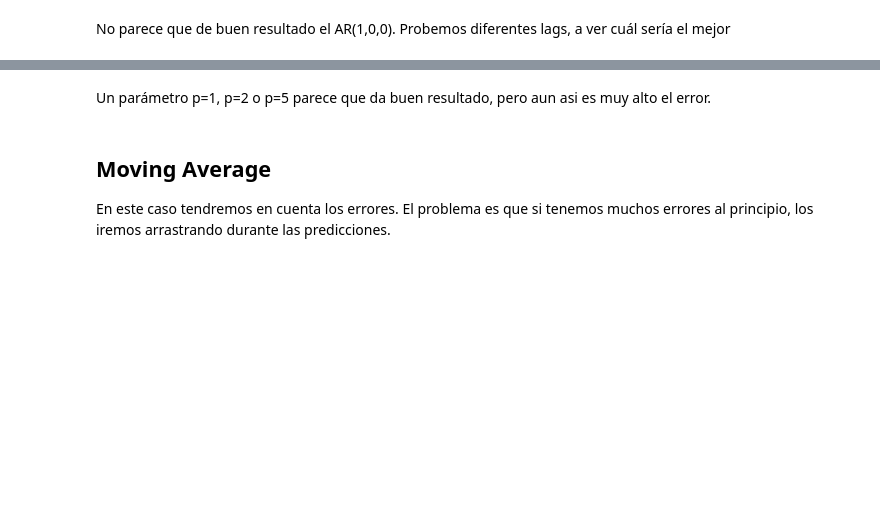
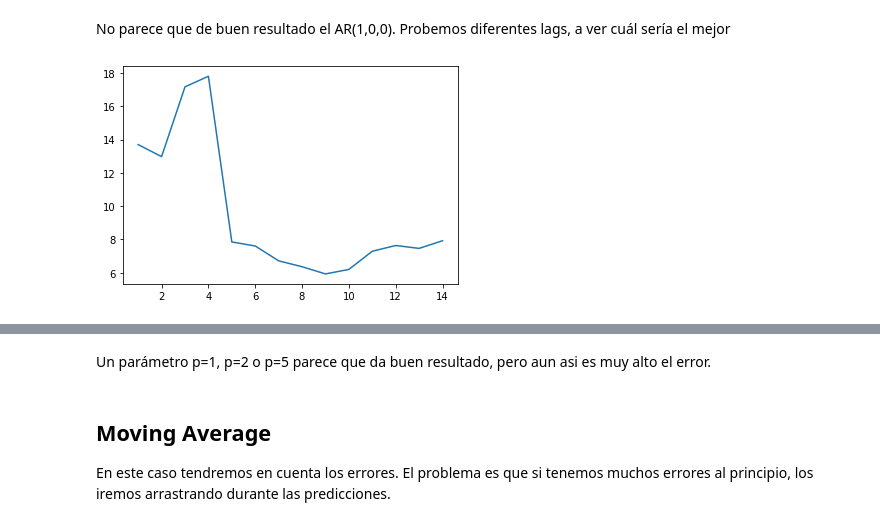
Before and after one commit to CarlosDiazGirol/thebridgedsftsep20, a Jupyter notebook: 3-Machine Learning/3-Time Series/3 - ARIMA.ipynb, the cells around one changed output, grey strips where cells are left out. Cells and saved outputs as stored; diff of their text form; code cells hidden in the pictures; blank space fills up the shorter version.

```diff
--- a/3-Machine Learning/3-Time Series/3 - ARIMA.ipynb
+++ b/3-Machine Learning/3-Time Series/3 - ARIMA.ipynb
@@ -118,0 +131,5 @@ Dividimos en train y test
+# %%
+X = data['data'].values
+train = X[:70]
+test = X[70:]
+train
@@ -126,0 +148,3 @@ print("mean_squared_error:", mean_squared_error(test, predictions))
+# %%
+model_ar = ARIMA(order=(1, 0, 0))
+model_ar_fit = model_ar.fit(train)
@@ -132,12 +165,19 @@ No parece que de buen resultado el AR(1,0,0). Probemos diferentes lags, a ver cu
 # %%
 lags = []
 mse = []
 for lag in range(1, 15):
     try:
-        ##### CODE #####
+        model_ar = ARIMA(order=(lag, 0, 0))
+        model_ar_fit = model_ar.fit(train)
+        predictions = model_ar_fit.predict(14)
+        lags.append(lag)
+        mse.append(mean_squared_error(test, predictions))
+
     except:
         continue
 
 plt.plot(lags, mse);
+# %% [output]
+[figure, added]
 # %%
 plot_acf(train);
```
Also changed, not shown: parts of 51 cells of this notebook.
